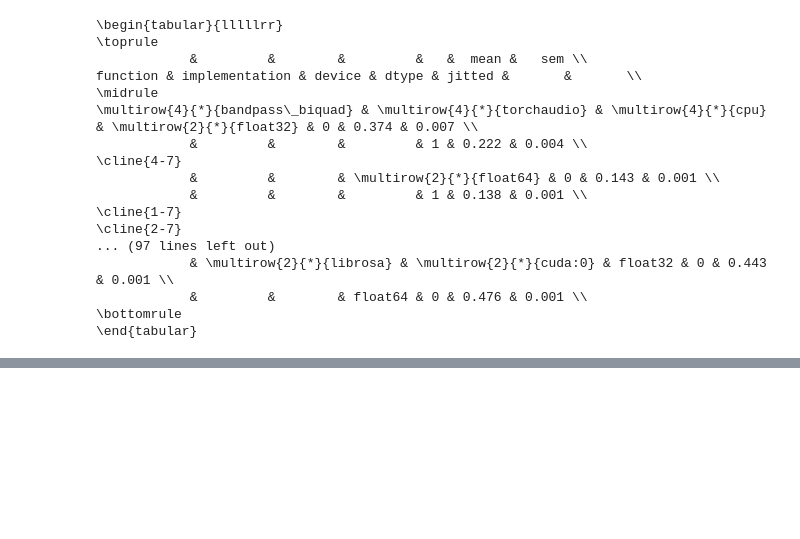
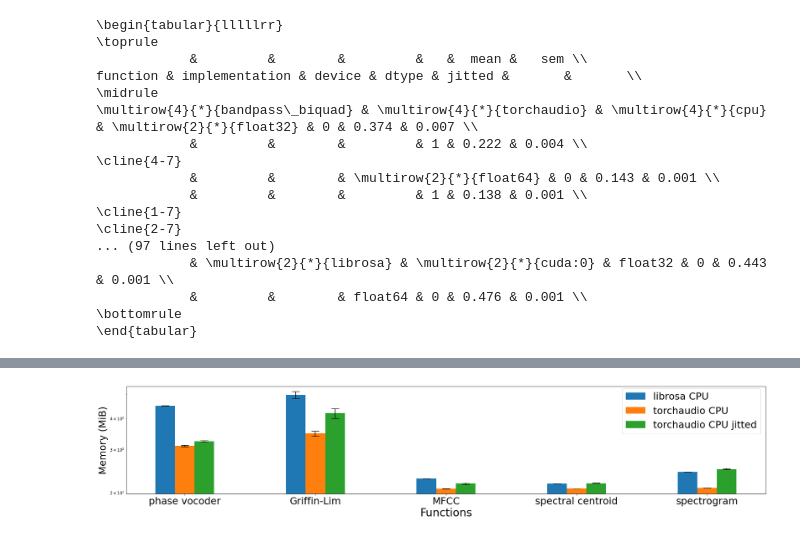
Before and after one commit to yangarbiter/torchaudio-benchmark, a Jupyter notebook: results.ipynb, the cells around one changed output, grey strips where cells are left out. Drawn from its saved outputs; the diff is of its cells as text; code cells hidden in the pictures; blank space fills up the shorter version.

Commit message:
Add memory benchmark results

```diff
--- a/results.ipynb
+++ b/results.ipynb
@@ -145,0 +148,83 @@ function & implementation & device & dtype & jitted &       &       \\
+# %%
+res = joblib.load("./functions/memory/results/results.pkl")
+
+functions = ["phase vocoder", "Griffin-Lim", "MFCC", "spectral centroid", "spectrogram"]
+keys = {
+    "phase vocoder": [
+        ["phase vocoder", "librosa", "cpu", "<class 'numpy.complex64'>", 0],
+        ["phase vocoder", "torchaudio", "cpu", "(torch.complex64, torch.float32)", 0],
+        ["phase vocoder", "torchaudio", "cpu", "(torch.complex64, torch.float32)", 1],
+        #["phase vocoder", "torchaudio", "cuda:0", "(torch.complex64, torch.float32)", 0],
+        #["phase vocoder", "torchaudio", "cuda:0", "(torch.complex64, torch.float32)", 1],
+    ],
+    "griffinlim": [
+        ["griffinlim", "librosa", "cpu", "<class 'numpy.float32'>", 0],
+        ["griffinlim", "torchaudio", "cpu", "torch.float32", 0],
+        ["griffinlim", "torchaudio", "cpu", "torch.float32", 1],
+        #["griffinlim", "torchaudio", "cuda:0", "torch.float32", 0],
+        #["griffinlim", "torchaudio", "cuda:0", "torch.float32", 1],
+    ],
+    "mfcc": [
+        ["mfcc", "librosa", "cpu", "<class 'numpy.float32'>", 0],
+        ["mfcc", "torchaudio", "cpu", "torch.float32", 0],
+        ["mfcc", "torchaudio", "cpu", "torch.float32", 1],
+        #["mfcc", "torchaudio", "cuda:0", "torch.float32", 0],
+        #["mfcc", "torchaudio", "cuda:0", "torch.float32", 1],
+    ],
+    "spectral centroid": [
+        ["spectral centroid", "librosa", "cpu", "<class 'numpy.float32'>", 0],
+        ["spectral centroid", "torchaudio", "cpu", "torch.float32", 0],
+        ["spectral centroid", "torchaudio", "cpu", "torch.float32", 1],
+        #["spectral centroid", "torchaudio", "cuda:0", "torch.float32", 0],
+        #["spectral centroid", "torchaudio", "cuda:0", "torch.float32", 1],
+    ],
+    "spectrogram": [
+        ["spectrogram", "librosa", "cpu", "<class 'numpy.float32'>", 0],
+        ["spectrogram", "torchaudio", "cpu", "torch.float32", 0],
+        ["spectrogram", "torchaudio", "cpu", "torch.float32", 1],
+        #["spectrogram", "torchaudio", "cuda:0", "torch.float32", 0],
+        #["spectrogram", "torchaudio", "cuda:0", "torch.float32", 1],
+    ],
+}
+
+names = [
+    "librosa CPU",
+    "torchaudio CPU",
+    "torchaudio CPU jitted",
+    #"torchaudio GPU",
+    #"torchaudio GPU jitted",
+]
+
+fig, ax = plt.subplots(figsize=(24, 5))
+fn_width = 0.15
+width = 0.15
+fontsize = 25
+
+for i in range(len(names)):
+    means, sems = [], []
+    for k, v in keys.items():
+        means.append(res[tuple(v[i])][0])
+        sems.append(res[tuple(v[i])][1])
+
+    x = np.arange(len(keys))
+    rects = ax.bar(x - (len(names)*width)/2 + ((i + 0.5) * fn_width),
+                   means, yerr=sems, width=width, label=names[i],
+                   lw=10, capsize=10)
+
+    # Add some text for labels, title and custom x-axis tick labels, etc.
+    ax.set_ylabel('Memory (MiB)', fontsize=fontsize)
+    ax.set_xlabel('Functions', fontsize=fontsize+3)
+    ax.set_xticks(x)
+    ax.tick_params(axis='x', labelsize=fontsize)
+    ax.tick_params(axis='y', labelsize=fontsize)
+    ax.set_xticklabels(functions)
+    ax.set_yscale('log')
+    ax.legend(fontsize=fontsize, bbox_to_anchor=(1.0, 1.03))
+
+    #ax.bar_label(rects, padding=3)
+
+plt.tight_layout()
+plt.savefig("./figs/function_memory_bench.png")
+plt.show()
+# %% [output]
+[figure, added]
```
Also changed, not shown: parts of 2 cells of this notebook, 6 other files.
